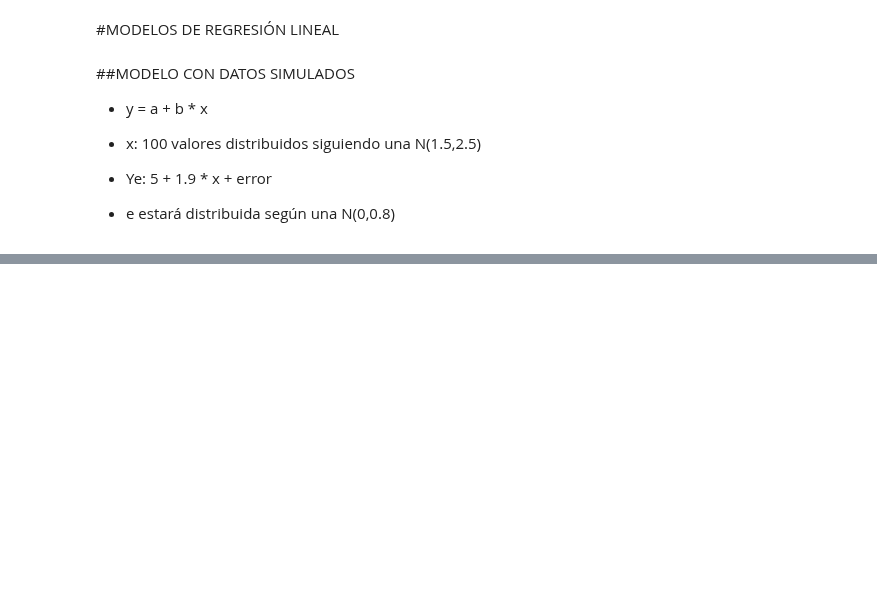
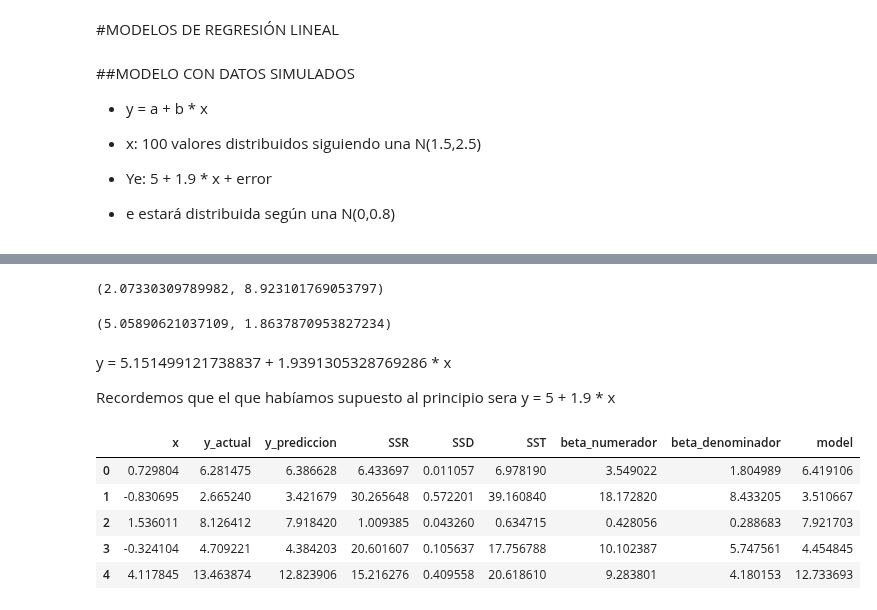
Before and after one commit to javilledo/MachineLearning, a Jupyter notebook: notebooks/t04_01_linear_regression.ipynb, the cells around one changed output, grey strips where cells are left out. Saved outputs shown, nothing was run; the diff lists cells and outputs as text; code cells hidden in the pictures; blank space fills up the shorter version.

```diff
--- a/notebooks/t04_01_linear_regression.ipynb
+++ b/notebooks/t04_01_linear_regression.ipynb
@@ -120,0 +129,28 @@ plt.hist(data['y_prediccion'] - data['y_actual'])
+# %%
+x_mean = np.mean(data['x'])
+y_mean = np.mean(data['y_actual'])
+x_mean, y_mean
+# %% [output]
+(2.07330309789982, 8.923101769053797)
+# %%
+data['beta_numerador'] = (data['x'] - x_mean) * (data['y_actual'] - y_mean)
+data['beta_denominador'] = (data['x'] - x_mean) ** 2
+beta = sum(data['beta_numerador'])/ sum(data['beta_denominador'])
+alpha = y_mean - beta * x_mean
+alpha, beta
+# %% [output]
+(5.05890621037109, 1.8637870953827234)
+# %% [markdown]
+y = 5.151499121738837 + 1.9391305328769286 * x
+
+Recordemos que el que habíamos supuesto al principio sera y = 5 + 1.9 * x
+# %%
+data['model'] = alpha + beta * data['x']
+data.head()
+# %% [output]
+|  | x | y_actual | y_prediccion | SSR | SSD | SST | beta_numerador | beta_denominador | model |
+| 0 | 0.729804 | 6.281475 | 6.386628 | 6.433697 | 0.011057 | 6.978190 | 3.549022 | 1.804989 | 6.419106 |
+| 1 | -0.830695 | 2.665240 | 3.421679 | 30.265648 | 0.572201 | 39.160840 | 18.172820 | 8.433205 | 3.510667 |
+| 2 | 1.536011 | 8.126412 | 7.918420 | 1.009385 | 0.043260 | 0.634715 | 0.428056 | 0.288683 | 7.921703 |
+| 3 | -0.324104 | 4.709221 | 4.384203 | 20.601607 | 0.105637 | 17.756788 | 10.102387 | 5.747561 | 4.454845 |
+| 4 | 4.117845 | 13.463874 | 12.823906 | 15.216276 | 0.409558 | 20.618610 | 9.283801 | 4.180153 | 12.733693 |
```
Also changed, not shown: parts of 11 cells of this notebook.
